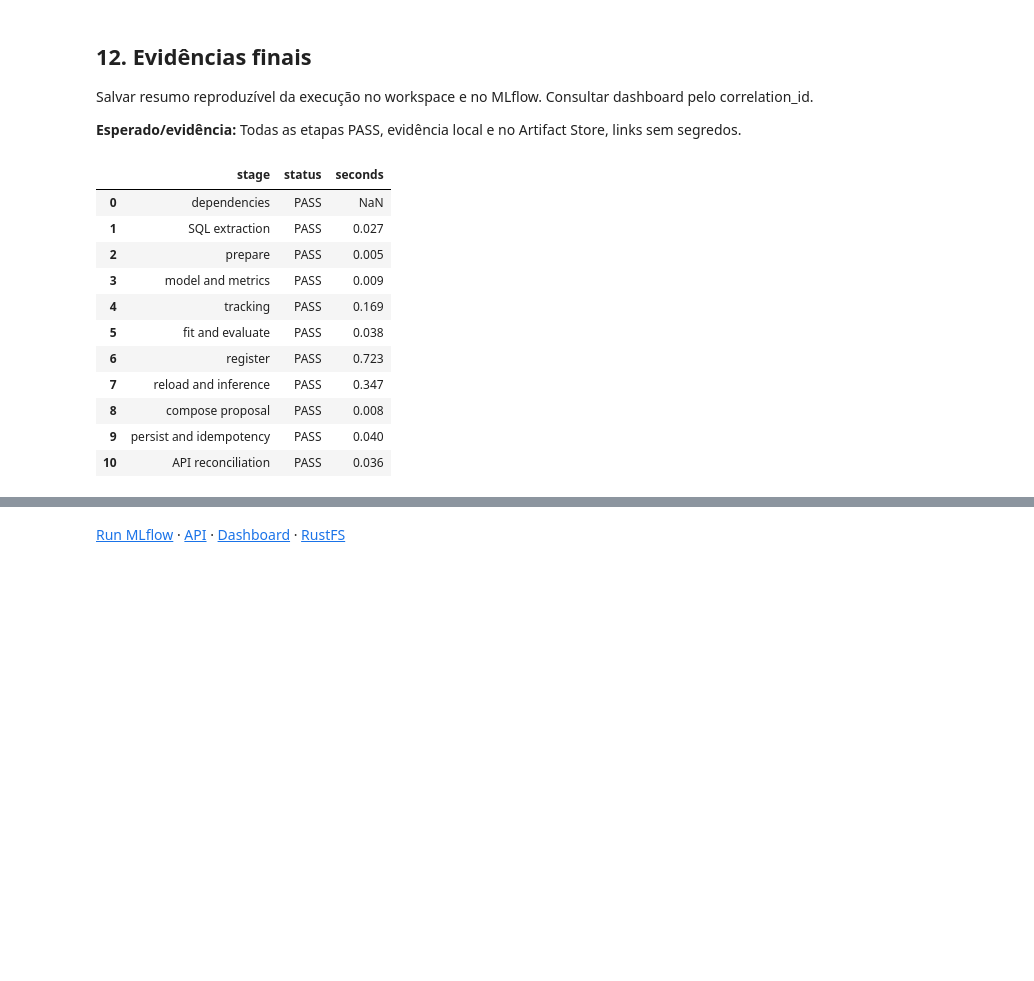
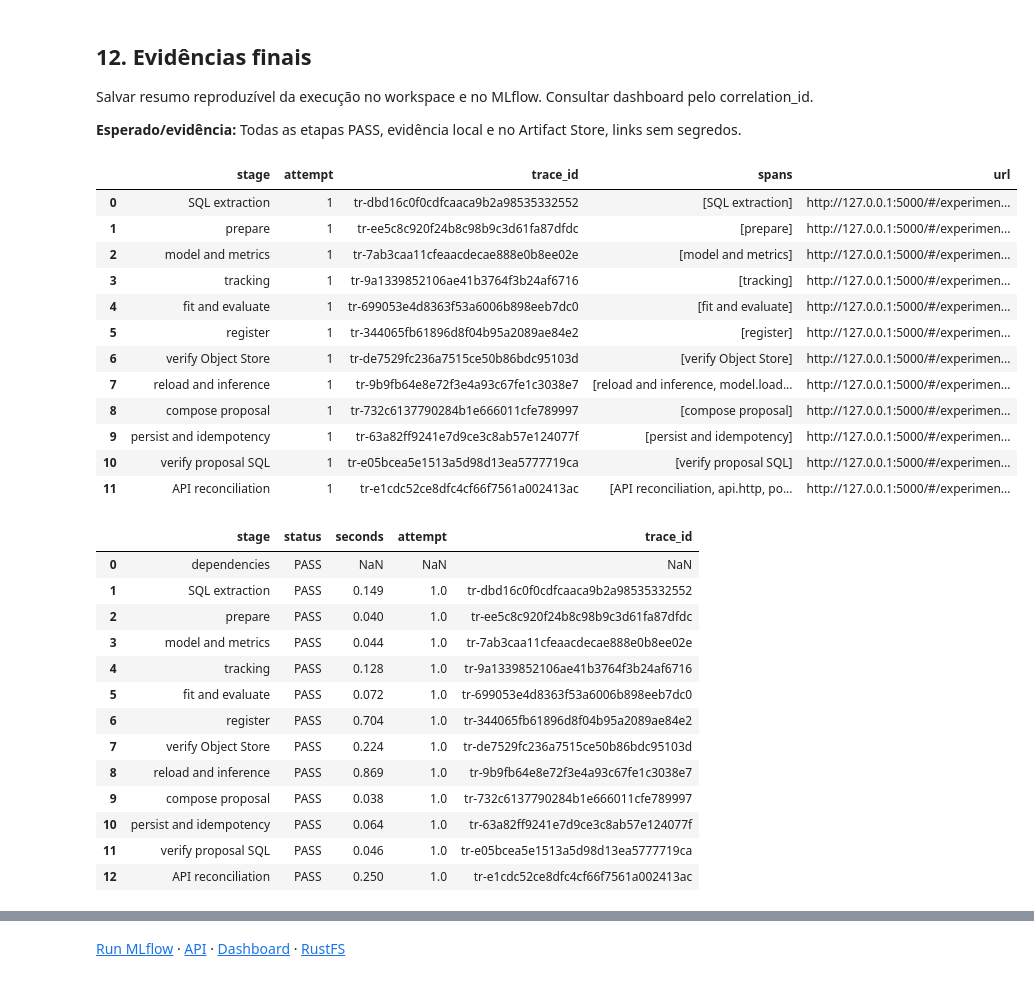
Before and after one commit to Quanticoi/marista-horas-intel-poc-ia, a Jupyter notebook: artifacts/reports/01_jornada_completa_planilha_turmas.executed.ipynb, the cells around one changed output, grey strips where cells are left out. Saved outputs shown, nothing was run; the diff lists cells and outputs as text; code cells hidden in the pictures; blank space fills up the shorter version.

Commit message:
feat: trace notebook stages and verify persisted models and proposals

```diff
--- a/artifacts/reports/01_jornada_completa_planilha_turmas.executed.ipynb
+++ b/artifacts/reports/01_jornada_completa_planilha_turmas.executed.ipynb
@@ -240,0 +251,4 @@ Created version '3' of model 'planilha-turmas-demo'.
+# %%
+with step("verify Object Store", execution_id, statuses):
+    storage_evidence = verify_model_storage(trace)
+    display(pd.DataFrame(storage_evidence))
@@ -251,7 +273,7 @@ with step("reload and inference", execution_id, statuses):
     restored, registered = load_version(trace["model_name"], trace["model_version"], trace["run_id"], execution_id)
     predictions = restored.predict(future[FEATURES])
     response = httpx.post(cfg.inference + "/internal/draft/predict", timeout=120,
-        headers={"Authorization":"Bearer " + required("INFERENCE_TOKEN"), "X-Correlation-ID":execution_id},
+        headers={"Authorization":"Bearer " + required("INFERENCE_TOKEN"), "X-Correlation-ID":execution_id, **trace_headers()},
         json={"execution_id":execution_id, "snapshot_id":snapshot["id"], "model_name":trace["model_name"],
               "model_version":trace["model_version"], "run_id":trace["run_id"], "records":future[FEATURES].to_dict("records")})
     response.raise_for_status()
@@ -338,0 +368,4 @@ with step("persist and idempotency", execution_id, statuses):
+# %%
+with step("verify proposal SQL", execution_id, statuses):
+    database_evidence = verify_proposal_sql(cfg, execution_id, trace, lines)
+    display(database_evidence)
@@ -344,9 +392,9 @@ A API consulta PostgreSQL sem treinamento. Comparar todas as linhas e rastreabil
 **Esperado/evidência:** Mesmos IDs, quantidades e total no SQL e na API; run ligada à geração.
 # %%
 with step("API reconciliation", execution_id, statuses):
-    headers = {"Authorization":"Bearer " + required("API_TOKEN"), "X-Correlation-ID":execution_id}
+    headers = {"Authorization":"Bearer " + required("API_TOKEN"), "X-Correlation-ID":execution_id, **trace_headers()}
     def get_api(path):
-        r = httpx.get(cfg.api + path, headers=headers, timeout=cfg.timeout)
+        r = httpx.get(cfg.api + path, headers={**headers, **trace_headers()}, timeout=cfg.timeout)
         r.raise_for_status()
         return r.json()
     api_generation = get_api(f"/v1/proposals/{execution_id}")
@@ -396,27 +445,44 @@ Salvar resumo reproduzível da execução no workspace e no MLflow. Consultar da
 
 **Esperado/evidência:** Todas as etapas PASS, evidência local e no Artifact Store, links sem segredos.
 # %%
+tracing = trace_evidence(cfg, statuses, trace, execution_id)
+display(pd.DataFrame(tracing))
 summary = {"execution_id":execution_id, "mode":cfg.mode, "sql_rows":len(history), "metrics":metrics,
     **trace, "proposal_id":execution_id, "persisted_rows":len(lines), "api_rows":len(api_lines),
-    "snapshot_id":snapshot["id"], "dataset_sha256":snapshot["dataset_sha256"], "stages":statuses}
+    "snapshot_id":snapshot["id"], "dataset_sha256":snapshot["dataset_sha256"], "stages":statuses, "traces":tracing, "storage_evidence":storage_evidence, "database_evidence":database_evidence}
 reports = Path("/workspace/reports")
 reports.mkdir(parents=True, exist_ok=True)
 report = reports / f"journey-{execution_id}.json"
 report.write_text(json.dumps(summary, indent=2), encoding="utf-8")
 mlflow.MlflowClient().log_artifact(trace["run_id"], str(report), "evidence")
 display(pd.DataFrame(statuses))
 display(summary)
 display(Markdown(f"[Run MLflow]({trace['run_url']}) · [API](http://127.0.0.1:8000/docs) · [Dashboard](http://127.0.0.1:8088) · [RustFS](http://127.0.0.1:9001)"))
 # %% [output]
-|  | stage | status | seconds |
-| 0 | dependencies | PASS | NaN |
-| 1 | SQL extraction | PASS | 0.027 |
-| 2 | prepare | PASS | 0.005 |
-| 3 | model and metrics | PASS | 0.009 |
-| 4 | tracking | PASS | 0.169 |
-| 5 | fit and evaluate | PASS | 0.038 |
-| 6 | register | PASS | 0.723 |
-| 7 | reload and inference | PASS | 0.347 |
-| 8 | compose proposal | PASS | 0.008 |
-| 9 | persist and idempotency | PASS | 0.040 |
-| 10 | API reconciliation | PASS | 0.036 |
+|  | stage | attempt | trace_id | spans | url |
+| 0 | SQL extraction | 1 | tr-dbd16c0f0cdfcaaca9b2a98535332552 | [SQL extraction] | http://127.0.0.1:5000/#/experimen... |
+| 1 | prepare | 1 | tr-ee5c8c920f24b8c98b9c3d61fa87dfdc | [prepare] | http://127.0.0.1:5000/#/experimen... |
+| 2 | model and metrics | 1 | tr-7ab3caa11cfeaacdecae888e0b8ee02e | [model and metrics] | http://127.0.0.1:5000/#/experimen... |
+| 3 | tracking | 1 | tr-9a1339852106ae41b3764f3b24af6716 | [tracking] | http://127.0.0.1:5000/#/experimen... |
+| 4 | fit and evaluate | 1 | tr-699053e4d8363f53a6006b898eeb7dc0 | [fit and evaluate] | http://127.0.0.1:5000/#/experimen... |
+| 5 | register | 1 | tr-344065fb61896d8f04b95a2089ae84e2 | [register] | http://127.0.0.1:5000/#/experimen... |
+| 6 | verify Object Store | 1 | tr-de7529fc236a7515ce50b86bdc95103d | [verify Object Store] | http://127.0.0.1:5000/#/experimen... |
+| 7 | reload and inference | 1 | tr-9b9fb64e8e72f3e4a93c67fe1c3038e7 | [reload and inference, model.load... | http://127.0.0.1:5000/#/experimen... |
+| 8 | compose proposal | 1 | tr-732c6137790284b1e666011cfe789997 | [compose proposal] | http://127.0.0.1:5000/#/experimen... |
+| 9 | persist and idempotency | 1 | tr-63a82ff9241e7d9ce3c8ab57e124077f | [persist and idempotency] | http://127.0.0.1:5000/#/experimen... |
+| 10 | verify proposal SQL | 1 | tr-e05bcea5e1513a5d98d13ea5777719ca | [verify proposal SQL] | http://127.0.0.1:5000/#/experimen... |
+| 11 | API reconciliation | 1 | tr-e1cdc52ce8dfc4cf66f7561a002413ac | [API reconciliation, api.http, po... | http://127.0.0.1:5000/#/experimen... |
+|  | stage | status | seconds | attempt | trace_id |
+| 0 | dependencies | PASS | NaN | NaN | NaN |
+| 1 | SQL extraction | PASS | 0.149 | 1.0 | tr-dbd16c0f0cdfcaaca9b2a98535332552 |
+| 2 | prepare | PASS | 0.040 | 1.0 | tr-ee5c8c920f24b8c98b9c3d61fa87dfdc |
+| 3 | model and metrics | PASS | 0.044 | 1.0 | tr-7ab3caa11cfeaacdecae888e0b8ee02e |
+| 4 | tracking | PASS | 0.128 | 1.0 | tr-9a1339852106ae41b3764f3b24af6716 |
+| 5 | fit and evaluate | PASS | 0.072 | 1.0 | tr-699053e4d8363f53a6006b898eeb7dc0 |
+| 6 | register | PASS | 0.704 | 1.0 | tr-344065fb61896d8f04b95a2089ae84e2 |
+| 7 | verify Object Store | PASS | 0.224 | 1.0 | tr-de7529fc236a7515ce50b86bdc95103d |
+| 8 | reload and inference | PASS | 0.869 | 1.0 | tr-9b9fb64e8e72f3e4a93c67fe1c3038e7 |
+| 9 | compose proposal | PASS | 0.038 | 1.0 | tr-732c6137790284b1e666011cfe789997 |
+| 10 | persist and idempotency | PASS | 0.064 | 1.0 | tr-63a82ff9241e7d9ce3c8ab57e124077f |
+| 11 | verify proposal SQL | PASS | 0.046 | 1.0 | tr-e05bcea5e1513a5d98d13ea5777719ca |
+| 12 | API reconciliation | PASS | 0.250 | 1.0 | tr-e1cdc52ce8dfc4cf66f7561a002413ac |
@@ -440 +506 @@ display(Markdown(f"[Run MLflow]({trace['run_url']}) · [API](http://127.0.0.1:80
-[Run MLflow](http://127.0.0.1:5000/#/experiments/4/runs/ad2530361ab14f7d87017c21d11958a1) · [API](http://127.0.0.1:8000/docs) · [Dashboard](http://127.0.0.1:8088) · [RustFS](http://127.0.0.1:9001)
+[Run MLflow](http://127.0.0.1:5000/#/experiments/4/runs/03012b122e6143b2919807cd91973451) · [API](http://127.0.0.1:8000/docs) · [Dashboard](http://127.0.0.1:8088) · [RustFS](http://127.0.0.1:9001)
```
Also changed, not shown: parts of 17 cells of this notebook, 37 other files.
